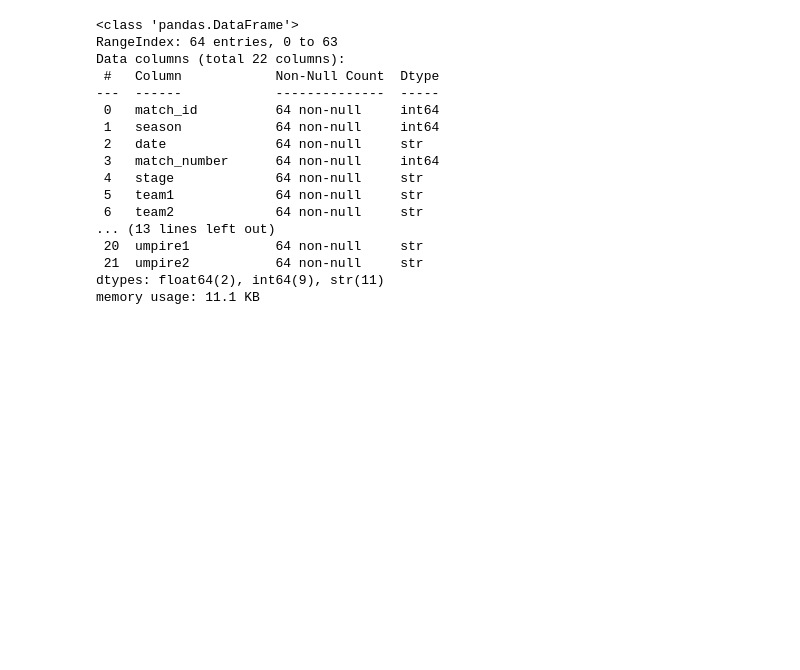
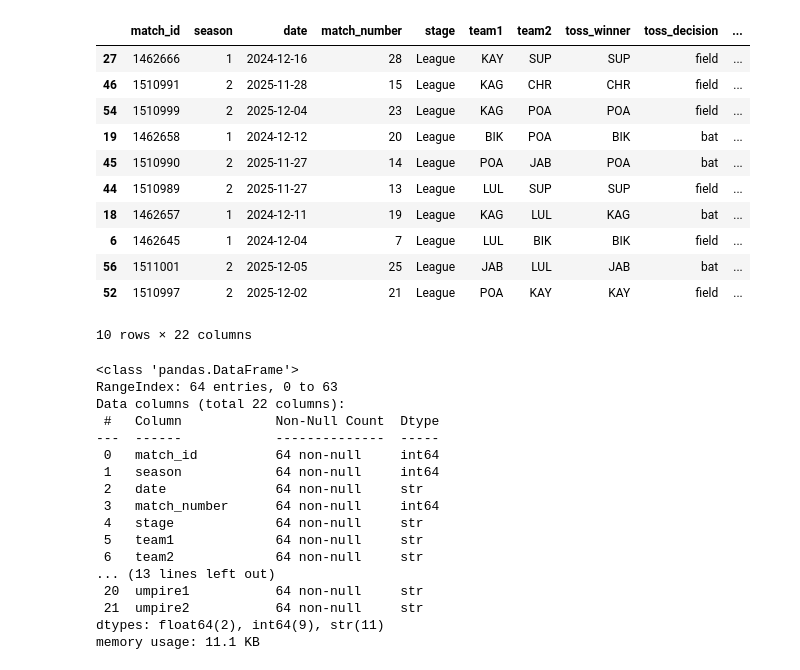
Before and after one commit to prajwaldahal/Npl-data-analysis, a Jupyter notebook: npl-matches-EDA.ipynb, the cells around one changed output. Saved outputs shown, nothing was run; the diff lists cells and outputs as text; code cells hidden in the pictures; blank space fills up the shorter version.

```diff
--- a/npl-matches-EDA.ipynb
+++ b/npl-matches-EDA.ipynb
@@ -31,4 +31,9 @@ One row per match, 64 rows (32 per season). Types are what `pd.read_csv` gives.
 Team codes: `BIK` Biratnagar Kings, `CHR` Chitwan Rhinos, `JAB` Janakpur Bolts, `KAG` Kathmandu Gorkhas, `KAY` Karnali Yaks, `LUL` Lumbini Lions, `POA` Pokhara Avengers, `SUP` Sudur Paschim Royals.
 # %%
 import pandas as pd
-matches = pd.read_csv("data-csv/npl_matches.csv")
+import seaborn as sns
+import numpy as np
+pd.set_option('display.max_columns', None)
+pd.set_option('display.float_format', '{:.2f}'.format)
+# %%
+df = pd.read_csv("data-csv/npl_matches.csv")
@@ -35 +64,16 @@ matches = pd.read_csv("data-csv/npl_matches.csv")
+# %%
+df.sample(10)
+# %% [output]
+|  | match_id | season | date | match_number | stage | team1 | team2 | toss_winner | toss_decision | ... |
+| 27 | 1462666 | 1 | 2024-12-16 | 28 | League | KAY | SUP | SUP | field | ... |
+| 46 | 1510991 | 2 | 2025-11-28 | 15 | League | KAG | CHR | CHR | field | ... |
+| 54 | 1510999 | 2 | 2025-12-04 | 23 | League | KAG | POA | POA | field | ... |
+| 19 | 1462658 | 1 | 2024-12-12 | 20 | League | BIK | POA | BIK | bat | ... |
+| 45 | 1510990 | 2 | 2025-11-27 | 14 | League | POA | JAB | POA | bat | ... |
+| 44 | 1510989 | 2 | 2025-11-27 | 13 | League | LUL | SUP | SUP | field | ... |
+| 18 | 1462657 | 1 | 2024-12-11 | 19 | League | KAG | LUL | KAG | bat | ... |
+| 6 | 1462645 | 1 | 2024-12-04 | 7 | League | LUL | BIK | BIK | field | ... |
+| 56 | 1511001 | 2 | 2025-12-05 | 25 | League | JAB | LUL | JAB | bat | ... |
+| 52 | 1510997 | 2 | 2025-12-02 | 21 | League | POA | KAY | KAY | field | ... |
+10 rows × 22 columns
 # %%
```
Also changed, not shown: parts of 7 cells of this notebook, 1 other file.
